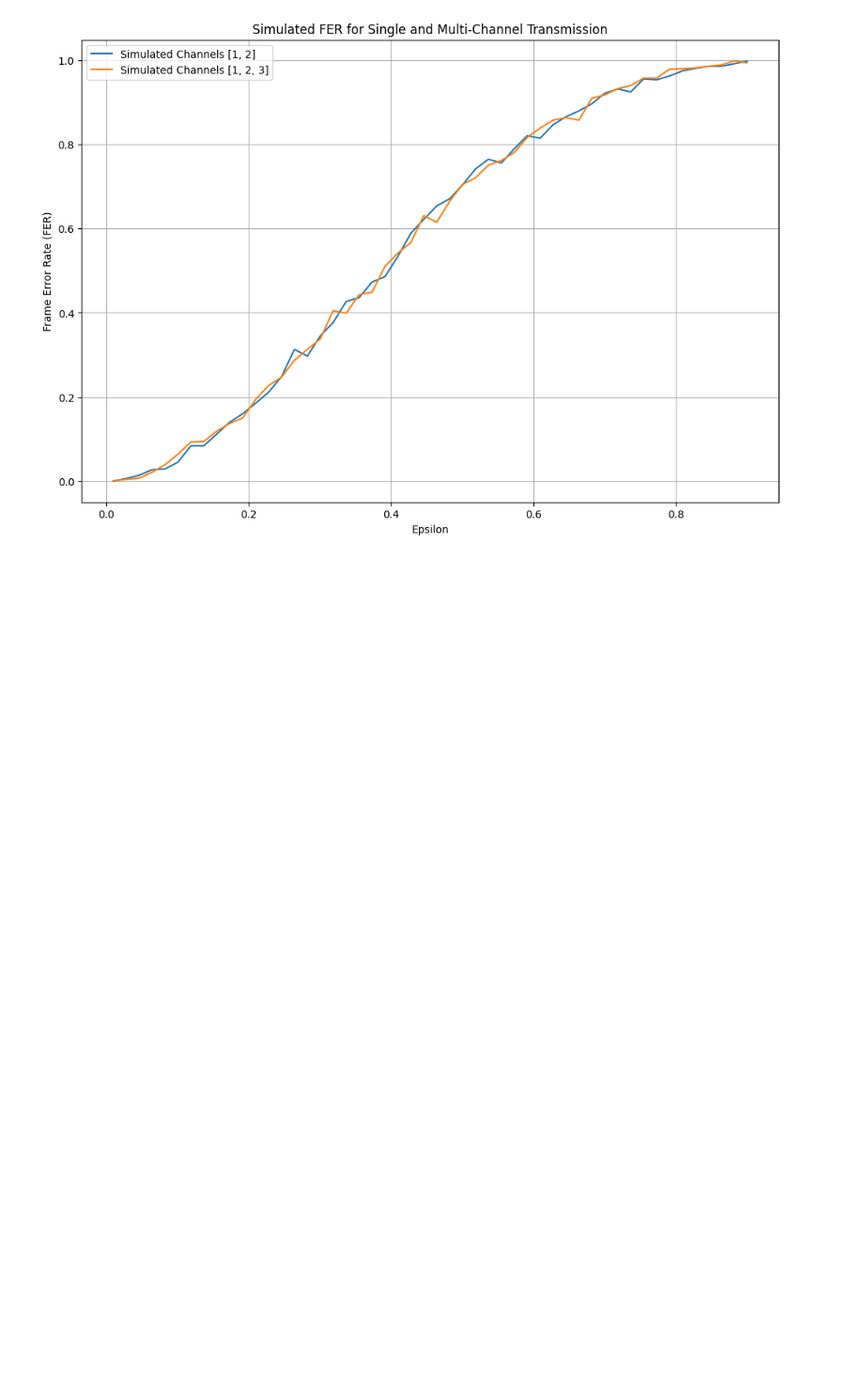
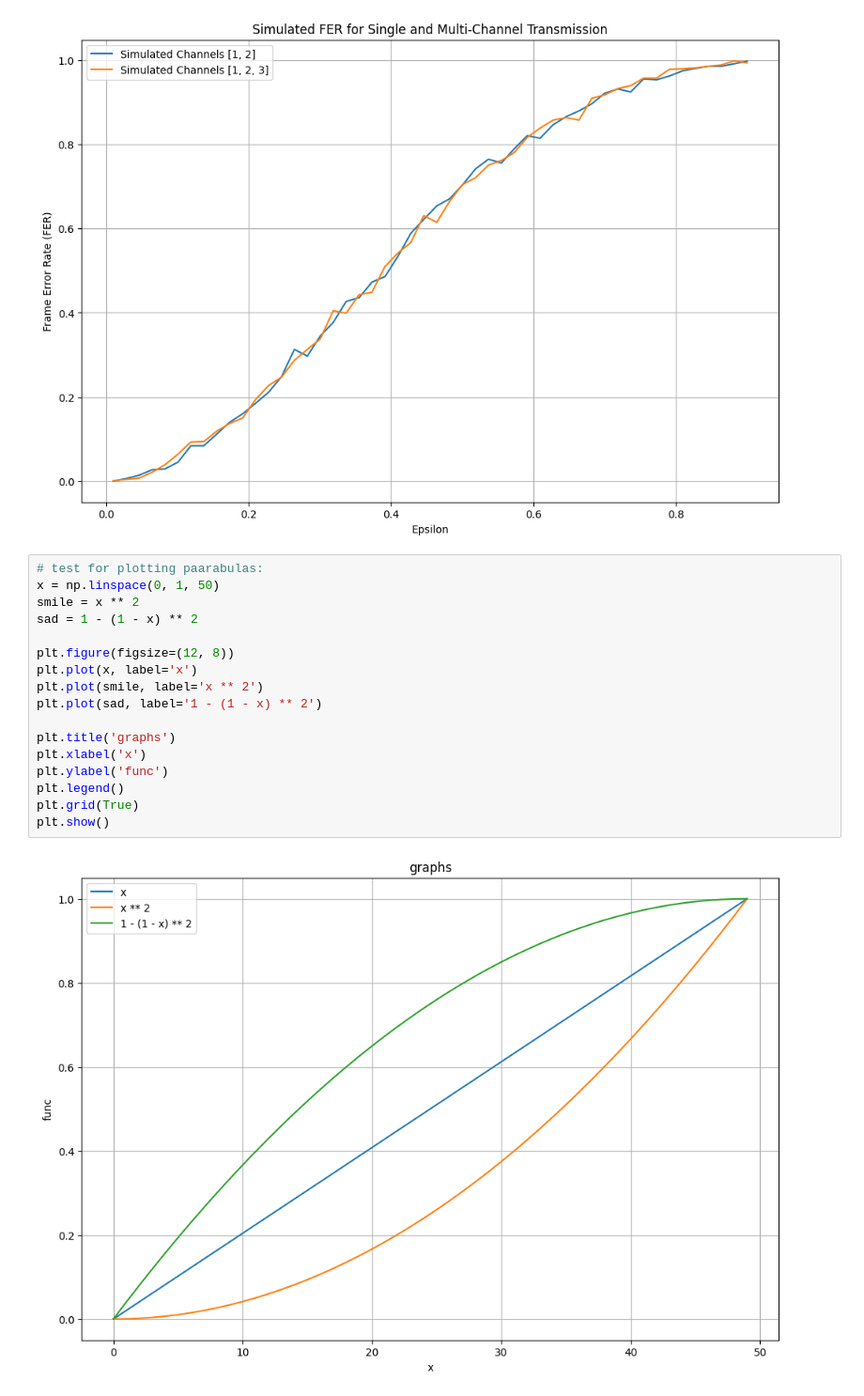
Before and after one commit to RonBartov/erasure-probabilities-and-error-correction, a Jupyter notebook: erasure_probabilities_and_error_correction.ipynb, the cells around one changed output. Shown at 94% size. Cells and saved outputs as stored; diff of their text form; blank space fills up the shorter version.

Commit message:
added plots for the erasure probability of dingle BEC decoder unit, i.e the functions of epsilon to see if it increases or decreases the initial value.

```diff
--- a/erasure_probabilities_and_error_correction.ipynb
+++ b/erasure_probabilities_and_error_correction.ipynb
@@ -850,3 +850,22 @@ simulated_fer = run_monte_carlo_simulation(num_simulations, epsilon_values, chan
 plot_simulation_results(simulated_fer, simulation_type="fer", epsilon_values=epsilon_values, channel_combinations=channel_combinations)
 # %% [output]
 [figure]
+# %%
+# test for plotting paarabulas:
+x = np.linspace(0, 1, 50)
+smile = x ** 2
+sad = 1 - (1 - x) ** 2
+
+plt.figure(figsize=(12, 8))
+plt.plot(x, label='x')
+plt.plot(smile, label='x ** 2')
+plt.plot(sad, label='1 - (1 - x) ** 2')
+
+plt.title('graphs')
+plt.xlabel('x')
+plt.ylabel('func')
+plt.legend()
+plt.grid(True)
+plt.show()
+# %% [output]
+[figure, added]
```
